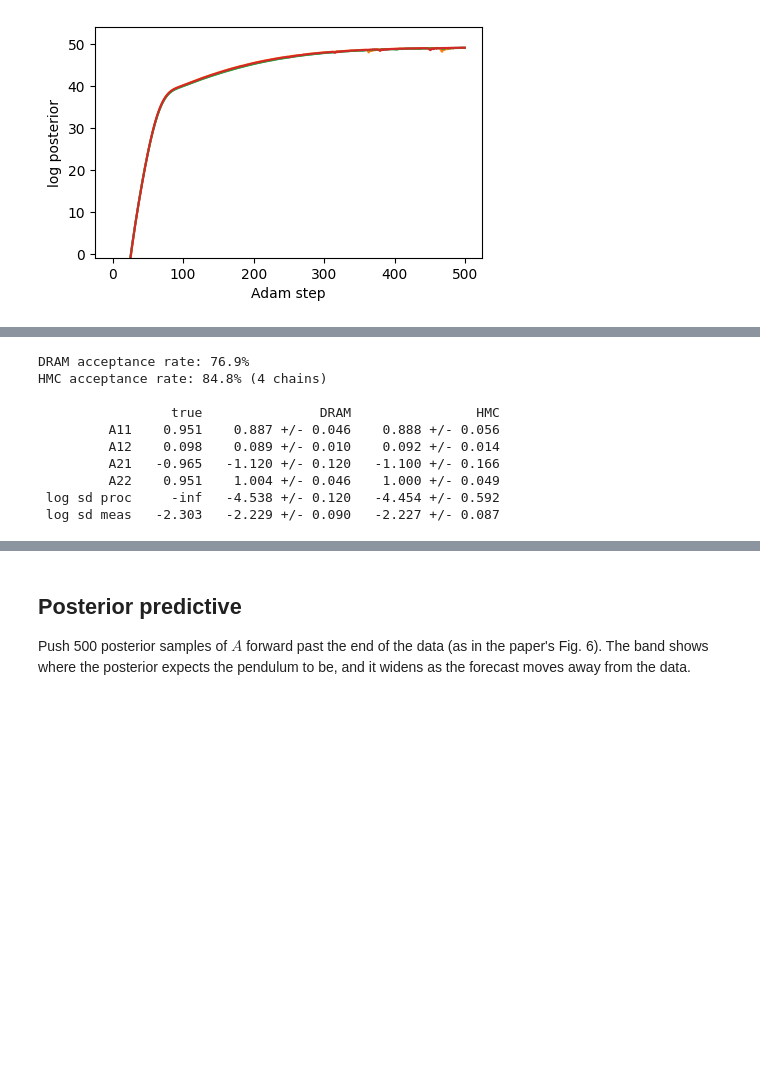
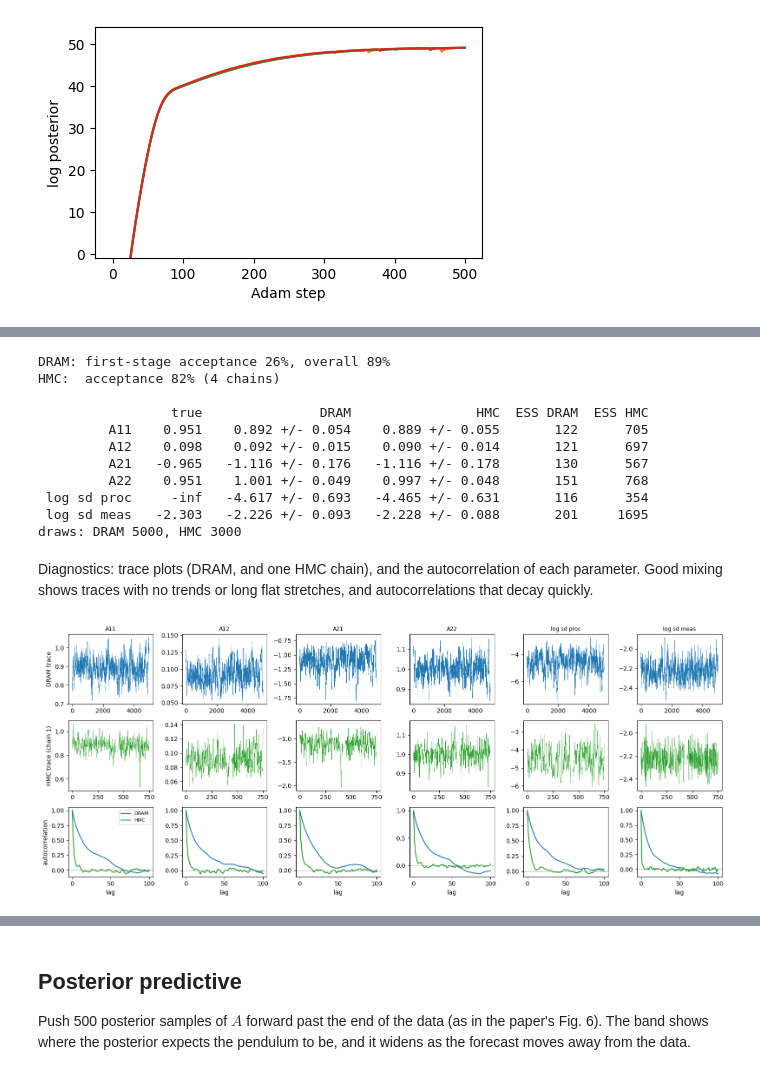
Before and after one commit to ngalioto/bside, a Jupyter notebook: examples/linear_pendulum.ipynb, the cells around one changed output, grey strips where cells are left out. Drawn from its saved outputs; the diff is of its cells as text; code cells hidden in the pictures; blank space fills up the shorter version.

```diff
--- a/examples/linear_pendulum.ipynb
+++ b/examples/linear_pendulum.ipynb
@@ -138,30 +147,74 @@ HMC also uses its gradient and runs several chains as one batch.
 # %%
-dram = DelayedRejectionAdaptiveMetropolis(target=posterior, x0=best, cov=1e-3 * torch.eye(6))
+class CountCalls:
+    """Wraps the target to count evaluations: each DRAM iteration costs one, plus one per first-stage rejection."""
+    def __init__(self, f):
+        self.f, self.calls = f, 0
+
+    def __call__(self, theta):
+        self.calls += 1
+        return self.f(theta)
+
+
+n_dram, burn = 6000, 1000
+counted = CountCalls(posterior)
+dram = DelayedRejectionAdaptiveMetropolis(target=counted, x0=best, cov=bside.laplace_covariance(posterior, best))
+counted.calls = 0
 with torch.no_grad():
-    dram_samples, _ = dram(5000)
-dram_samples = dram_samples[1000:]
-print(f'DRAM acceptance rate: {100 * dram.acceptance_ratio:.1f}%')
+    dram_chain, _ = dram(n_dram)
+dram_samples = dram_chain[burn:]
+first_stage = 1 - (counted.calls - n_dram) / n_dram
+print(f'DRAM: first-stage acceptance {100 * first_stage:.0f}%, overall {100 * dram.acceptance_ratio:.0f}%')
 
 hmc = bside.HMC(posterior, n_leapfrog=12)
-hmc_samples, _ = hmc(best.expand(4, 6), n_samples=500, n_warmup=300)
-hmc_samples = hmc_samples.reshape(-1, 6)
-print(f'HMC acceptance rate: {100 * hmc.acceptance_rate:.1f}% (4 chains)')
+hmc_chains, _ = hmc(best.expand(4, 6), n_samples=750, n_warmup=300)   # (750, 4 chains, 6)
+hmc_samples = hmc_chains.reshape(-1, 6)
+print(f'HMC:  acceptance {100 * hmc.acceptance_rate:.0f}% (4 chains)')
 
-print(f'\n{"":>12} {"true":>8} {"DRAM":>18} {"HMC":>18}')
+ess_dram = bside.effective_sample_size(dram_samples)
+ess_hmc = bside.effective_sample_size(hmc_chains)
+print()
+print(f'{"":>12} {"true":>8} {"DRAM":>18} {"HMC":>18} {"ESS DRAM":>9} {"ESS HMC":>8}')
 for i, name in enumerate(param_names):
     d, h = dram_samples[:, i], hmc_samples[:, i]
-    print(f'{name:>12} {theta_true[i]:8.3f} {d.mean():8.3f} +/- {d.std():5.3f} {h.mean():8.3f} +/- {h.std():5.3f}')
+    print(f'{name:>12} {theta_true[i]:8.3f} {d.mean():8.3f} +/- {d.std():5.3f} {h.mean():8.3f} +/- {h.std():5.3f}'
+          f' {ess_dram[i]:9.0f} {ess_hmc[i]:8.0f}')
+print(f'draws: DRAM {len(dram_samples)}, HMC {len(hmc_samples)}')
 # %% [output]
-DRAM acceptance rate: 76.9%
-HMC acceptance rate: 84.8% (4 chains)
+DRAM: first-stage acceptance 26%, overall 89%
+HMC:  acceptance 82% (4 chains)
 
-                 true               DRAM                HMC
-         A11    0.951    0.887 +/- 0.046    0.888 +/- 0.056
-         A12    0.098    0.089 +/- 0.010    0.092 +/- 0.014
-         A21   -0.965   -1.120 +/- 0.120   -1.100 +/- 0.166
-         A22    0.951    1.004 +/- 0.046    1.000 +/- 0.049
- log sd proc     -inf   -4.538 +/- 0.120   -4.454 +/- 0.592
- log sd meas   -2.303   -2.229 +/- 0.090   -2.227 +/- 0.087
+                 true               DRAM                HMC  ESS DRAM  ESS HMC
+         A11    0.951    0.892 +/- 0.054    0.889 +/- 0.055       122      705
+         A12    0.098    0.092 +/- 0.015    0.090 +/- 0.014       121      697
+         A21   -0.965   -1.116 +/- 0.176   -1.116 +/- 0.178       130      567
+         A22    0.951    1.001 +/- 0.049    0.997 +/- 0.048       151      768
+ log sd proc     -inf   -4.617 +/- 0.693   -4.465 +/- 0.631       116      354
+ log sd meas   -2.303   -2.226 +/- 0.093   -2.228 +/- 0.088       201     1695
+draws: DRAM 5000, HMC 3000
+# %% [markdown]
+Diagnostics: trace plots (DRAM, and one HMC chain), and the autocorrelation
+of each parameter. Good mixing shows traces with no trends or long flat
+stretches, and autocorrelations that decay quickly.
+# %%
+acf_dram = bside.autocorrelation(dram_samples, max_lag=100)
+acf_hmc = bside.autocorrelation(hmc_chains, max_lag=100)
+fig, axes = plt.subplots(3, 6, figsize=(16, 6.5))
+for i in range(6):
+    axes[0, i].plot(dram_samples[:, i], color='C0', lw=0.4)
+    axes[0, i].set_title(param_names[i], fontsize=9)
+    axes[1, i].plot(hmc_chains[:, 0, i], color='C2', lw=0.4)
+    axes[2, i].plot(acf_dram[:, i], color='C0', label='DRAM')
+    axes[2, i].plot(acf_hmc[:, i], color='C2', label='HMC')
+    axes[2, i].axhline(0, color='gray', lw=0.5)
+    axes[2, i].set_xlabel('lag')
+axes[0, 0].set_ylabel('DRAM trace')
+axes[1, 0].set_ylabel('HMC trace (chain 1)')
+axes[2, 0].set_ylabel('autocorrelation')
+axes[2, 0].legend(fontsize=8)
+fig.tight_layout()
+plt.show()
+# %% [output]
+[figure, added]
 # %%
 fig, axes = plt.subplots(1, 6, figsize=(15, 2.6))
 for i, ax in enumerate(axes):
```
Also changed, not shown: parts of 3 cells of this notebook, 7 other files.
